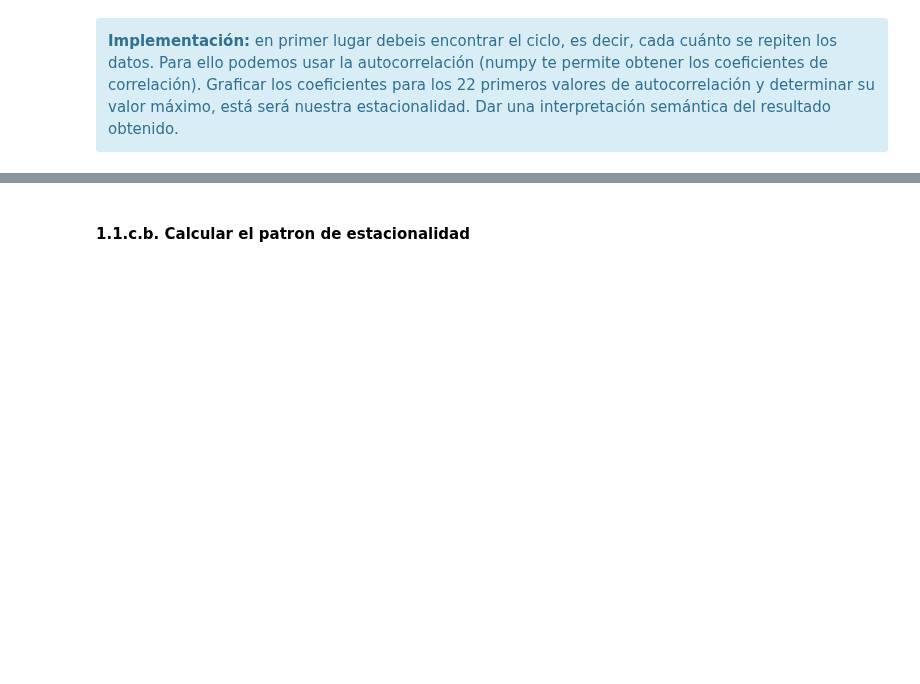
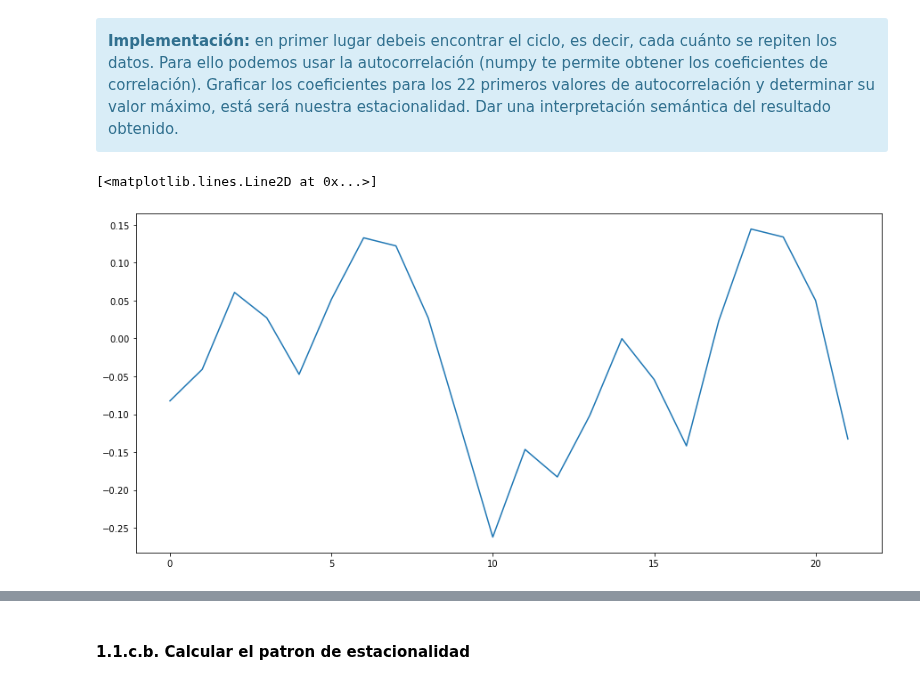
Before and after one commit to angelbujalance/MAME_PEC, a Jupyter notebook: 20221_M2.855_PEC4-Enunciado.ipynb, the cells around one changed output, grey strips where cells are left out. Cells and saved outputs as stored; diff of their text form; code cells hidden in the pictures; blank space fills up the shorter version.

```diff
--- a/20221_M2.855_PEC4-Enunciado.ipynb
+++ b/20221_M2.855_PEC4-Enunciado.ipynb
@@ -189,3 +189,11 @@ Definimos la estacionalidad como la variación cíclica que se produce en los da
 <div class="alert alert-block alert-info">
     <strong>Implementación:</strong> en primer lugar debeis encontrar el ciclo, es decir, cada cuánto se repiten los datos. Para ello podemos usar la autocorrelación (numpy te permite obtener los coeficientes de correlación). Graficar los coeficientes para los 22 primeros valores de autocorrelación y determinar su valor máximo, está será nuestra estacionalidad. Dar una interpretación semántica del resultado obtenido.
 </div>
+# %%
+
+fig, ax = plt.subplots(1, 1, figsize=(15, 7))
+
+ax.plot(x_train[:22], train_hrt[:22])
+# %% [output]
+[<matplotlib.lines.Line2D at 0x...>]
+[figure, added]
```
Also changed, not shown: parts of 4 cells of this notebook.
